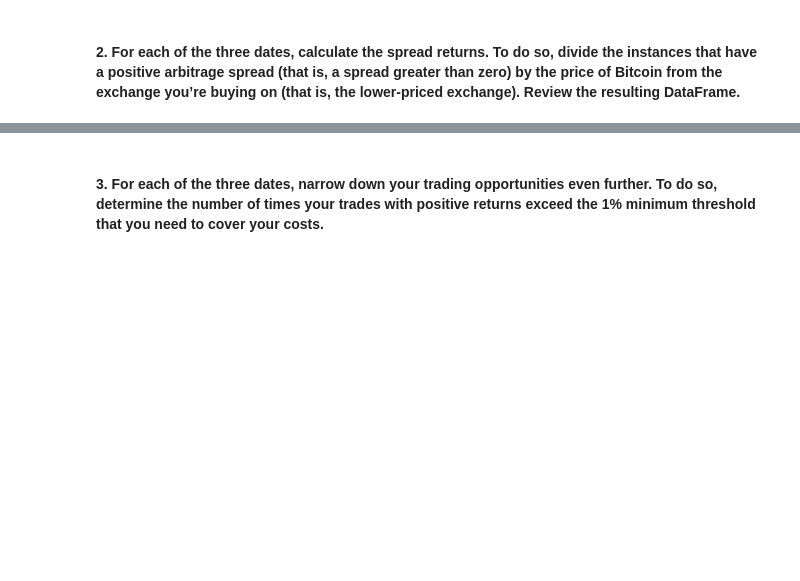
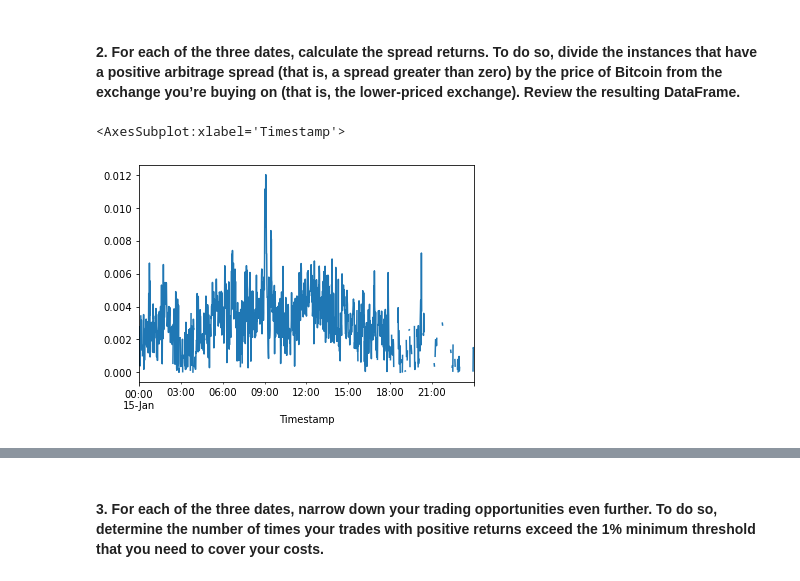
Before and after one commit to ghedrick76/module_3_challenge, a Jupyter notebook: Starter_Code/crypto_arbitrage.ipynb, the cells around one changed output, grey strips where cells are left out. Cells and saved outputs as stored; diff of their text form; code cells hidden in the pictures; blank space fills up the shorter version.

```diff
--- a/Starter_Code/crypto_arbitrage.ipynb
+++ b/Starter_Code/crypto_arbitrage.ipynb
@@ -502,7 +502,15 @@ Calculate the potential profits for each date that you selected in the previous
 # %%
 # For the date early in the dataset, measure the arbitrage spread between the two exchanges
 # by subtracting the lower-priced exchange from the higher-priced one
-arbitrage_spread_early = # YOUR CODE HERE
+arbitrage_spread_early = bitstamp_early - coinbase_early
+
+arbitrage_spread_mid = bitstamp_mid - coinbase_mid
+
+arbitrage_spread_late = bitstamp_late - coinbase_late
 
 # Use a conditional statement to generate the summary statistics for each arbitrage_spread DataFrame
-# YOUR CODE HERE
+filter_early = arbitrage_spread_early > 0
+
+positive_spread_early = arbitrage_spread_early.loc[filter_early]
+
+positive_spread_early.describe()
@@ -511,7 +561,10 @@ arbitrage_spread_early = # YOUR CODE HERE
 # %%
 # For the date early in the dataset, calculate the spread returns by dividing the instances when the arbitrage spread is positive (> 0)
 # by the price of Bitcoin from the exchange you are buying on (the lower-priced exchange).
-spread_return_early= # YOUR CODE HERE
+spread_return_early= positive_spread_early / coinbase_early
 
 # Review the spread return DataFrame
-# YOUR CODE HERE
+spread_return_early.plot()
+# %% [output]
+<AxesSubplot:xlabel='Timestamp'>
+[figure, added]
```
Also changed, not shown: parts of 30 cells of this notebook.
